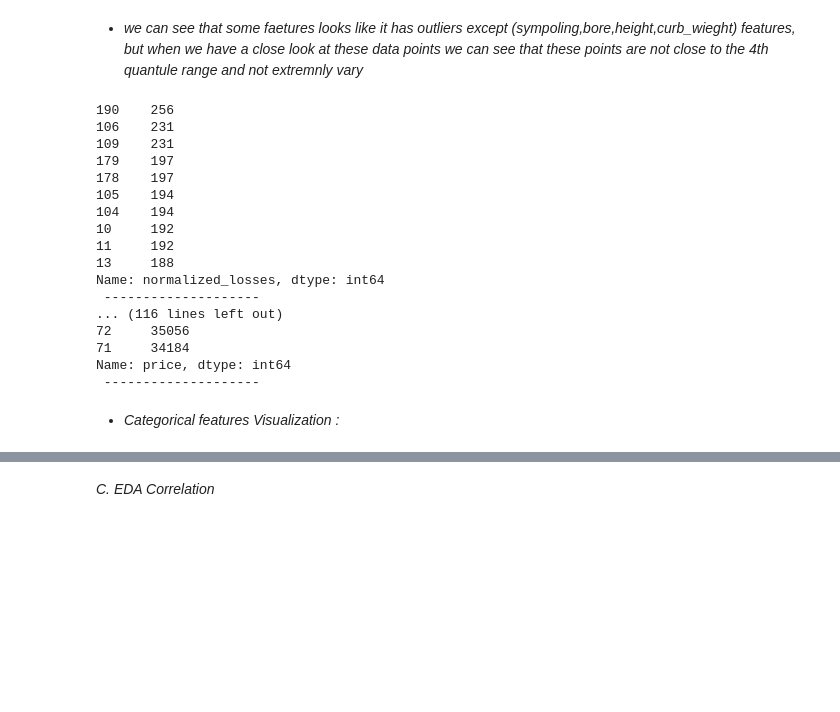
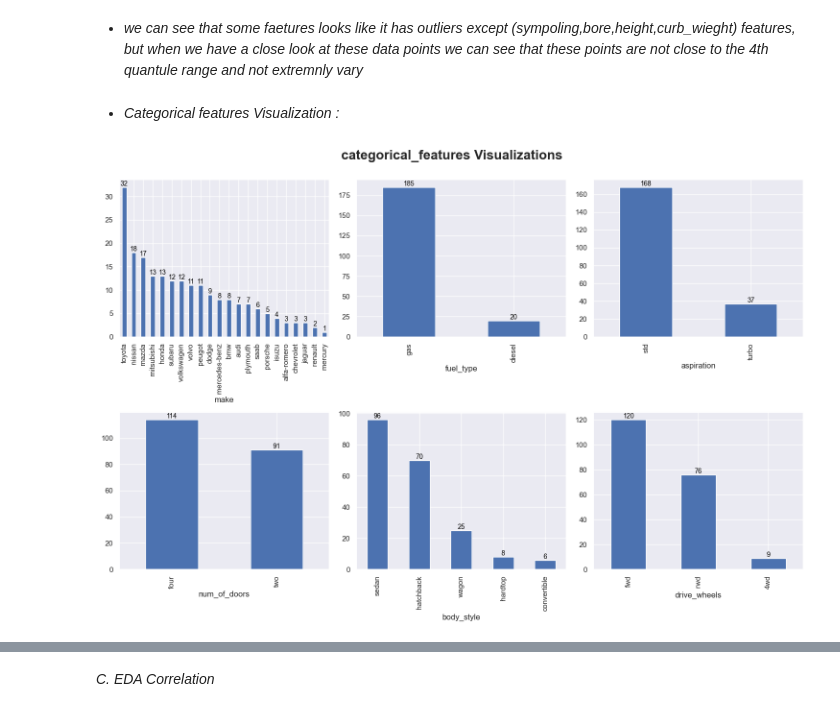
Before and after one commit to omars1234/AutoMobileML, a Jupyter notebook: NoteBook/Analysis.ipynb, the cells around one changed output, grey strips where cells are left out. Saved outputs shown, nothing was run; the diff lists cells and outputs as text; code cells hidden in the pictures; blank space fills up the shorter version.

```diff
--- a/NoteBook/Analysis.ipynb
+++ b/NoteBook/Analysis.ipynb
@@ -198,53 +201,36 @@ plot_numerical_features(numerical_features)
 # %% [markdown]
  * *we can see that some faetures looks like it has outliers except (sympoling,bore,height,curb_wieght)  features, but when we have a close look at these data points we can see that these points are not close to the 4th quantule range and not extremnly vary*
-# %%
-for i in numerical_features:
-    if i in ['normalized_losses', 'wheel_base', 'width','engine_size', 'stroke','compression_ratio','horsepower', 'peak_rpm', 'city_mpg','highway_mpg', 'price']:
-        print(numerical_features[i].sort_values(ascending=False).head(10),"\n","--"*10)
-# %% [output]
-190    256
-106    231
-109    231
-179    197
-178    197
-105    194
-104    194
-10     192
-11     192
-13     188
-Name: normalized_losses, dtype: int64
- --------------------
-... (116 lines left out)
-72     35056
-71     34184
-Name: price, dtype: int64
- --------------------
 # %% [markdown]
 * *Categorical features Visualization :*
 # %%
-# creating one function for plotting categorical_features
 def plot_categorical_features(categorical_features):
-    nrows = 3
+    nrows = 2
     ncols = 3
 
-    fig, axes = plt.subplots(nrows=nrows, ncols=ncols, figsize=(15, 7))
+    fig, axes = plt.subplots(nrows=nrows, ncols=ncols, figsize=(15, 10))
+    fig.suptitle(f"categorical_features Visualizations",fontsize=20,fontweight="bold",y=1.)
 
     axes = axes.flatten()
 
     for i, column in enumerate(categorical_features.columns):
         if i >= nrows * ncols:
             break
         ax = axes[i]
         counts = categorical_features[column].value_counts()
-        counts.plot(kind='bar', ax=ax, title=column)
+        counts.plot(kind='bar', ax=ax)
 
         for bar in ax.patches:
             ax.annotate(
                 str(bar.get_height()),
                 (bar.get_x() + bar.get_width() / 2, bar.get_height()),
                 ha='center', va='center', fontsize=10, color='black', xytext=(0, 5),
                 textcoords='offset points'
             )
+        plt.savefig('C:/Users/Omar/Desktop/Omar_Files/Python_Analysis/Automobile_data_Analysis/outcomes/CategoricalFeaturesGrapths/plot_Categorical_Features.png',dpi=500);
 
     plt.tight_layout()
     plt.show()
+
+plot_categorical_features(categorical_features)
+# %% [output]
+[figure, added]
```
Also changed, not shown: parts of 99 cells of this notebook, 22 other files.
